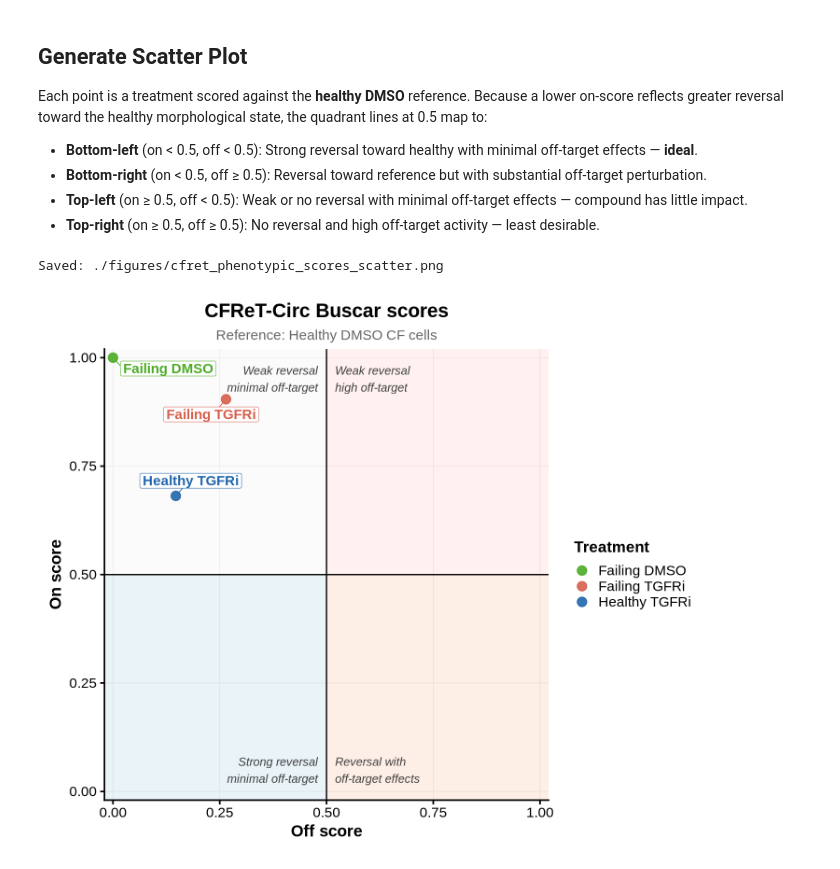
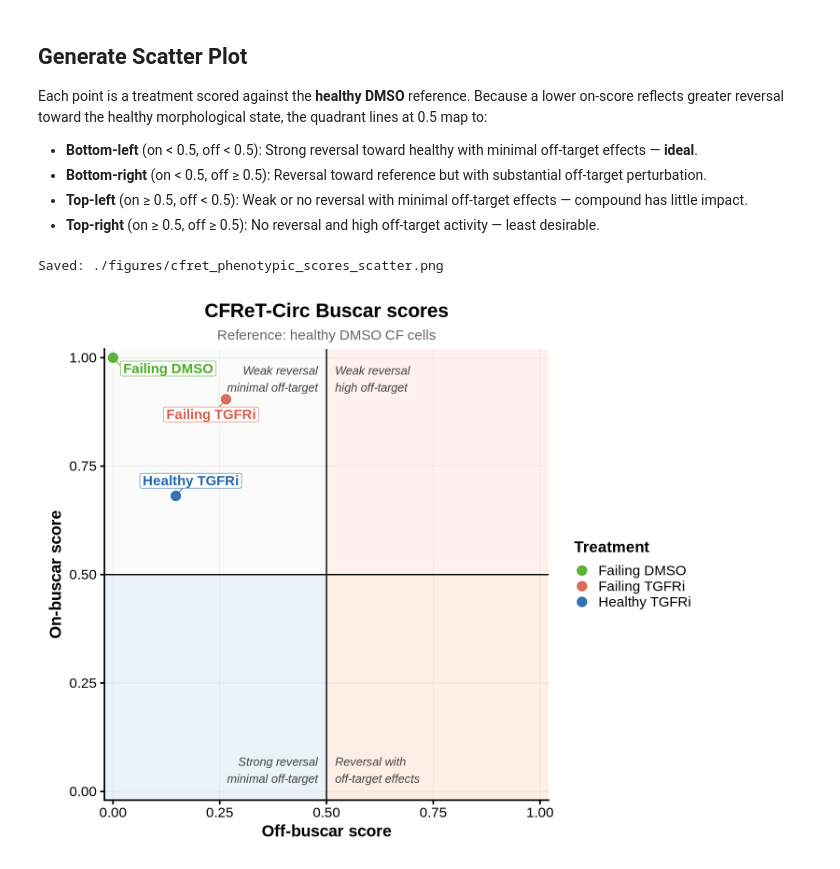
Before and after one commit to WayScience/buscar, a Jupyter notebook: notebooks/2.cfret-analysis/plots/4.cfret-compound-scores-plot.ipynb, the cells around one changed output. Cells and saved outputs as stored; diff of their text form; code cells hidden in the pictures.

```diff
--- a/notebooks/2.cfret-analysis/plots/4.cfret-compound-scores-plot.ipynb
+++ b/notebooks/2.cfret-analysis/plots/4.cfret-compound-scores-plot.ipynb
@@ -115,35 +115,35 @@ scores_plot <- ggplot(scores_df, aes(x = off_score, y = on_score, color = treatm
 
   # Labels
   labs(
-    x        = "Off score",
-    y        = "On score",
+    x        = "Off-buscar score",
+    y        = "On-buscar score",
     title    = "CFReT-Circ Buscar scores",
-    subtitle = "Reference: Healthy DMSO CF cells",
+    subtitle = "Reference: healthy DMSO CF cells",
     color    = "Treatment"
   ) +
 
   # Publication theme — all text elements 40% larger than baseline
   theme_classic(base_size = 22) +
   theme(
     plot.title       = element_text(hjust = 0.5, face = "bold", size = 25),
     plot.subtitle    = element_text(hjust = 0.5, color = "gray40", size = 18, margin = margin(b = 8)),
     axis.title       = element_text(face = "bold", size = 21),
     axis.text        = element_text(size = 18),
     legend.position  = "right",
     legend.title     = element_text(face = "bold", size = 20),
     legend.text      = element_text(size = 18),
     legend.key.size  = unit(1.4, "lines"),
     panel.grid.major = element_line(color = "gray88", linewidth = 0.4),
     panel.grid.minor = element_blank(),
     plot.margin      = margin(15, 15, 15, 15)
   )
 
 # Save
 output_path <- file.path(output_dir, "cfret_phenotypic_scores_scatter.png")
 ggsave(output_path, scores_plot, width = width, height = height, dpi = 300, bg = "white")
 cat("Saved:", output_path, "\n")
 
 scores_plot
 # %% [output]
 Saved: ./figures/cfret_phenotypic_scores_scatter.png
-[figure, old version]
+[figure, new version]
```
Also changed, not shown: 3 other files.
